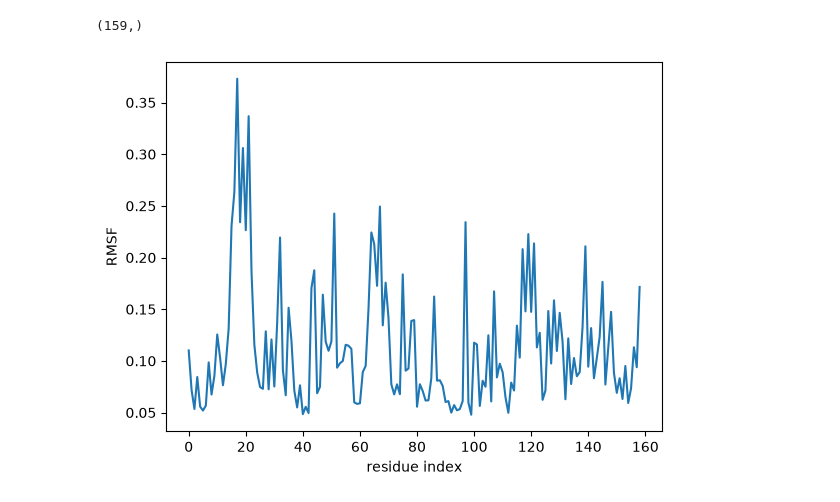
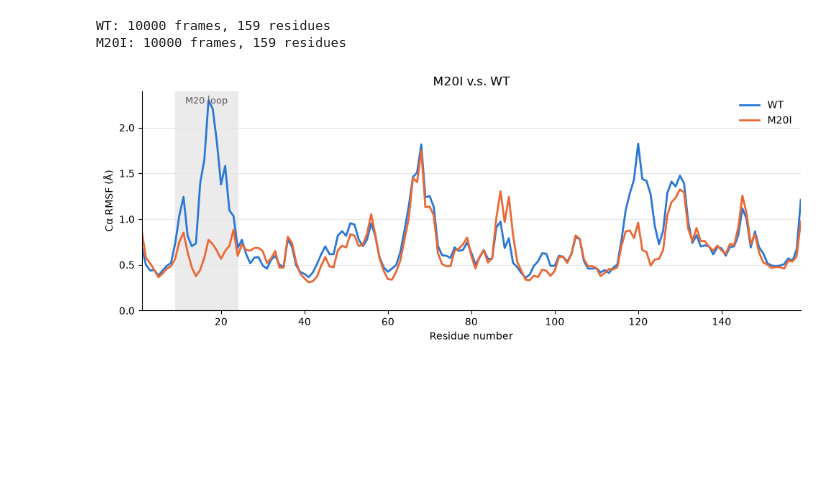
Before and after one commit to emilyw03/shakhnovich_lab_GroEL, a Jupyter notebook: notebooks/MD_analysis_tutorial.ipynb, the cells around one changed output. Saved outputs shown, nothing was run; the diff lists cells and outputs as text; code cells hidden in the pictures; blank space fills up the shorter version.

```diff
--- a/notebooks/MD_analysis_tutorial.ipynb
+++ b/notebooks/MD_analysis_tutorial.ipynb
@@ -4,20 +4,48 @@ import os
 import matplotlib.pyplot as plt
 import numpy as np
 # %%
-traj = md.load("/n/home00/ewang03/scratch/GroEL/runs/DHFR_apo_100ns_combined_54960039+55672625/DHFR_apo_100ns_stride100_dry.xtc",
-               top = "/n/home00/ewang03/lab/GroEL/results/openMM/DHFR_apo_protein.pdb")
+RUNS = "/n/home00/ewang03/scratch/GroEL/runs"
+systems = {  # name: (trajectory, full solvated topology -- must have the same atoms as the trajectory)
+    "WT":   (f"{RUNS}/2026-11-04_57868420/wt_with_ligands.xtc",   f"{RUNS}/2026-11-04_57868420/wt_nadph_tmp_start.pdb"),
+    "M20I": (f"{RUNS}/2026-11-04_57886515/m20i_with_ligands.xtc", f"{RUNS}/2026-11-04_57886515/m20i_nadph_tmp_start.pdb"),
+}
+
+rmsf = {}
+for name, (xtc, pdb) in systems.items():
+    # Load only the protein atoms (drops TMP, NADPH, water and ions; ~20 s per run)
+    top = md.load_topology(pdb)
+    traj = md.load(xtc, top=top, atom_indices=top.select("protein"))
+
+    # Align every frame on the C-alpha atoms, then RMSF of each C-alpha about its average position
+    ca = traj.topology.select("name CA")
+    traj.superpose(traj, 0, atom_indices=ca)
+    resseq = np.array([traj.topology.atom(i).residue.resSeq for i in ca])
+    rmsf[name] = (resseq, md.rmsf(traj, None, atom_indices=ca) * 10)  # nm -> Angstrom
+
+    print(f"{name}: {traj.n_frames} frames, {len(ca)} residues")
+# %% [output]
+WT: 10000 frames, 159 residues
+M20I: 10000 frames, 159 residues
-# %%
-traj.superpose(traj) # normalize structure to first frame
-rmsf = md.rmsf(traj, None, mode='residue') # compute RMSF
-# %%
-print(rmsf.shape)
-# %% [output]
-(159,)
 # %%
-res_ind = np.arange(traj.n_residues)
-plt.plot(res_ind, rmsf)
-plt.xlabel('residue index')
-plt.ylabel('RMSF')
+fig, ax = plt.subplots(figsize=(10, 4))
+
+# Shade the Met20 loop (residues 9-24), where the M20I mutation sits
+ax.axvspan(9, 24, color="0.92", zorder=0)
+ax.text(16.5, 0.98, "M20 loop", transform=ax.get_xaxis_transform(), ha="center", va="top", fontsize=9, color="0.35")
+
+for (name, (resseq, r)), color in zip(rmsf.items(), ["#2a78d6", "#eb6834"]):
+    ax.plot(resseq, r, color=color, lw=2, label=name)
+
+ax.set_title("M20I v.s. WT")
+ax.set_xlabel("Residue number")
+ax.set_ylabel("Cα RMSF (Å)")
+ax.set_xlim(1, 159)
+ax.set_ylim(bottom=0)
+ax.spines[["top", "right"]].set_visible(False)
+ax.grid(axis="y", color="0.9", lw=0.8)
+ax.set_axisbelow(True)
+ax.legend(frameon=False)
+fig.tight_layout()
 plt.show()
 # %% [output]
-[figure, old version]
+[figure, new version]
```
Also changed, not shown: 5 other files.
